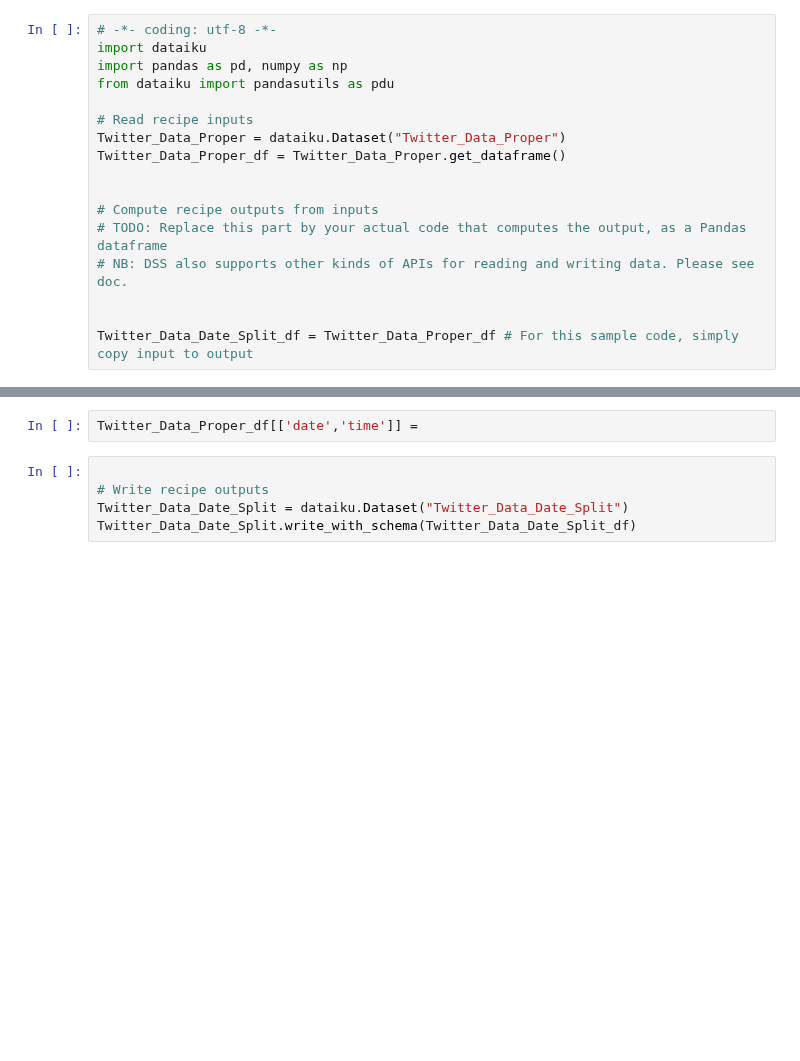
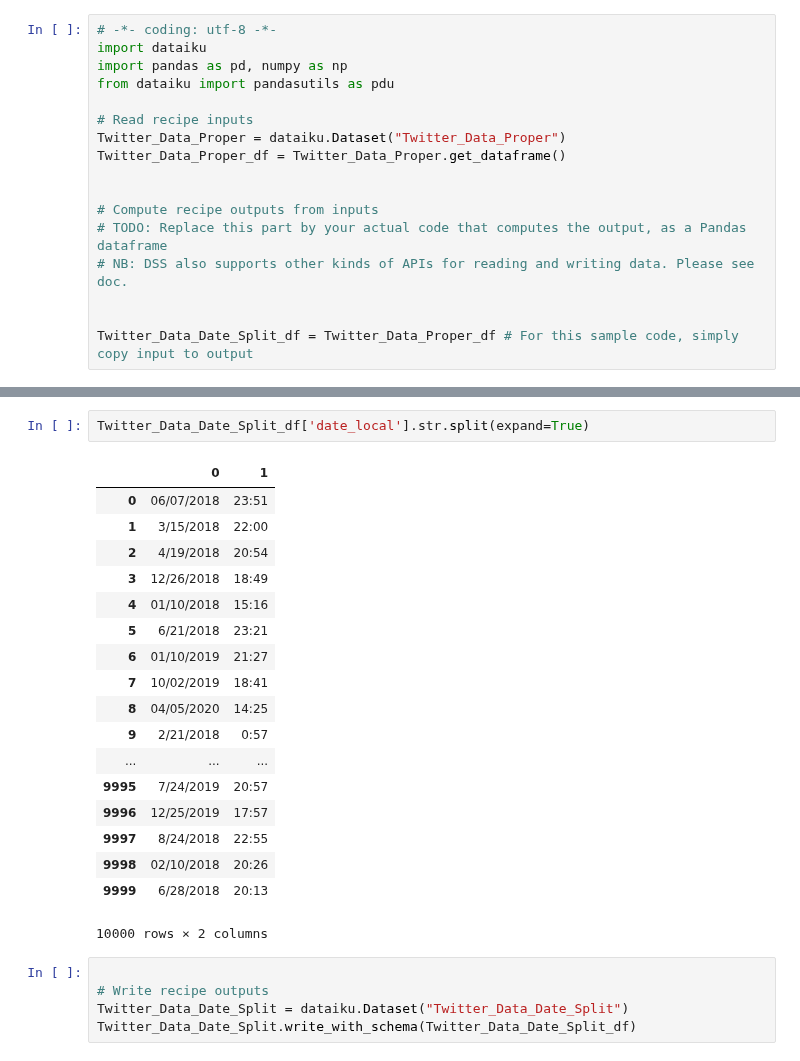
Before and after one commit to HamnYce/Twi_Data_Ana, a Jupyter notebook: ipython_notebooks/notebook editor for compute_Twitter_Data_Date_Split.ipynb, the cells around one changed output, grey strips where cells are left out. Drawn from its saved outputs; the diff is of its cells as text; blank space fills up the shorter version.

Commit message:
Saved Jupyter notebook 'notebook editor for compute_Twitter_Data_Date_Split'

```diff
--- a/ipython_notebooks/notebook editor for compute_Twitter_Data_Date_Split.ipynb
+++ b/ipython_notebooks/notebook editor for compute_Twitter_Data_Date_Split.ipynb
@@ -22,5 +38,24 @@ Object `apply` not found.
-# %%
-Twitter_Data_Proper_df[['date','time']] =
+# %%
+Twitter_Data_Date_Split_df['date_local'].str.split(expand=True)
+# %% [output]
+|  | 0 | 1 |
+| 0 | 06/07/2018 | 23:51 |
+| 1 | 3/15/2018 | 22:00 |
+| 2 | 4/19/2018 | 20:54 |
+| 3 | 12/26/2018 | 18:49 |
+| 4 | 01/10/2018 | 15:16 |
+| 5 | 6/21/2018 | 23:21 |
+| 6 | 01/10/2019 | 21:27 |
+| 7 | 10/02/2019 | 18:41 |
+| 8 | 04/05/2020 | 14:25 |
+| 9 | 2/21/2018 | 0:57 |
+| ... | ... | ... |
+| 9995 | 7/24/2019 | 20:57 |
+| 9996 | 12/25/2019 | 17:57 |
+| 9997 | 8/24/2018 | 22:55 |
+| 9998 | 02/10/2018 | 20:26 |
+| 9999 | 6/28/2018 | 20:13 |
+10000 rows × 2 columns
 # %%
 
 # Write recipe outputs
```
Also changed, not shown: parts of 1 cell of this notebook.
